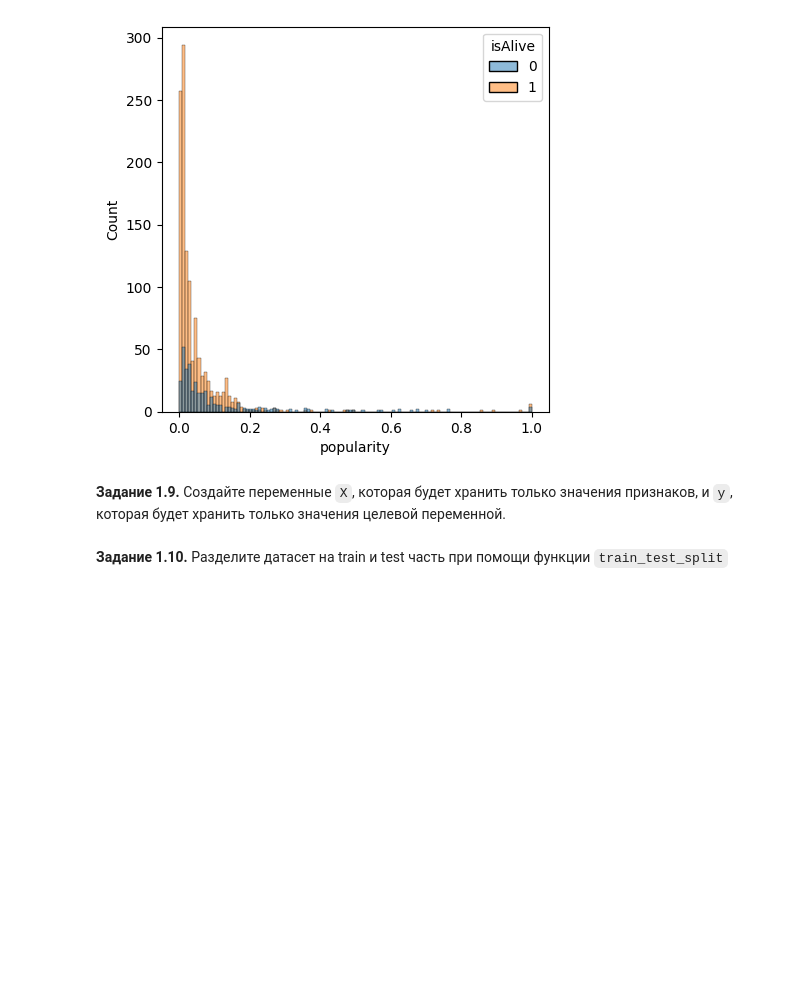
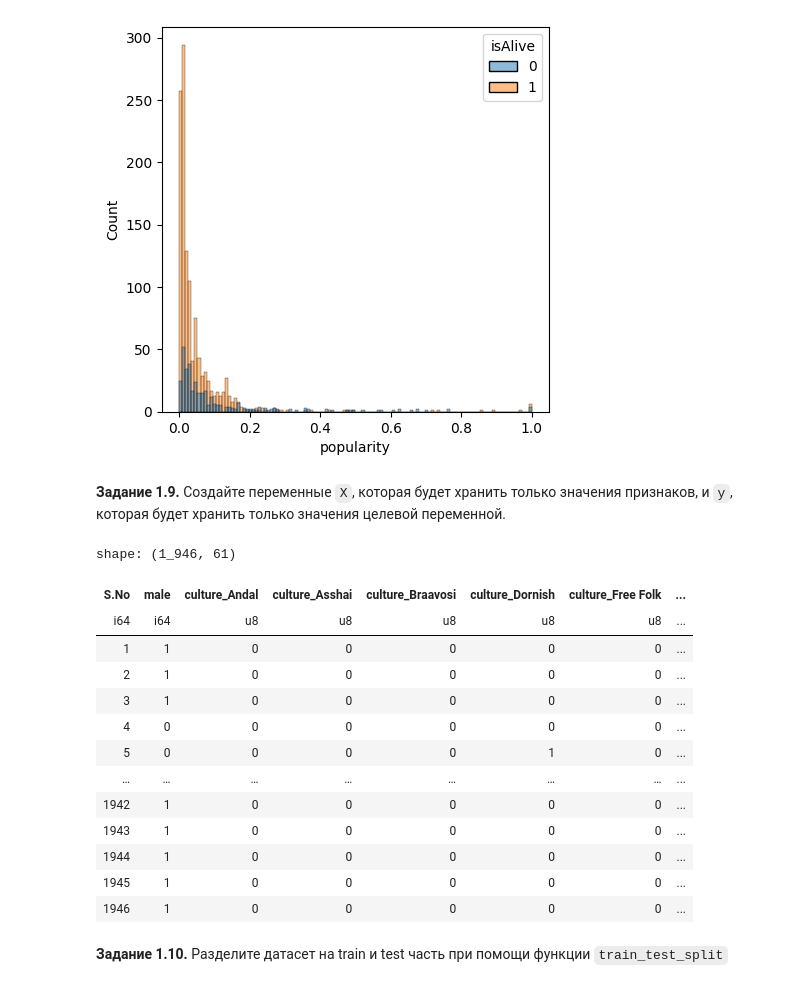
Before and after one commit to pelicandl/genre-classification, a Jupyter notebook: week_01_ml_intro/Homework/hw_1_game_of_thrones.ipynb, the cells around one changed output. Cells and saved outputs as stored; diff of their text form; code cells hidden in the pictures; blank space fills up the shorter version.

```diff
--- a/week_01_ml_intro/Homework/hw_1_game_of_thrones.ipynb
+++ b/week_01_ml_intro/Homework/hw_1_game_of_thrones.ipynb
@@ -320,0 +299,17 @@ test
+# %%
+data
+# %% [output]
+shape: (1_946, 61)
+| S.No | male | culture_Andal | culture_Asshai | culture_Braavosi | culture_Dornish | culture_Free Folk | ... |
+| i64 | i64 | u8 | u8 | u8 | u8 | u8 | ... |
+| 1 | 1 | 0 | 0 | 0 | 0 | 0 | ... |
+| 2 | 1 | 0 | 0 | 0 | 0 | 0 | ... |
+| 3 | 1 | 0 | 0 | 0 | 0 | 0 | ... |
+| 4 | 0 | 0 | 0 | 0 | 0 | 0 | ... |
+| 5 | 0 | 0 | 0 | 0 | 1 | 0 | ... |
+| … | … | … | … | … | … | … | ... |
+| 1942 | 1 | 0 | 0 | 0 | 0 | 0 | ... |
+| 1943 | 1 | 0 | 0 | 0 | 0 | 0 | ... |
+| 1944 | 1 | 0 | 0 | 0 | 0 | 0 | ... |
+| 1945 | 1 | 0 | 0 | 0 | 0 | 0 | ... |
+| 1946 | 1 | 0 | 0 | 0 | 0 | 0 | ... |
```
Also changed, not shown: parts of 25 cells of this notebook.
